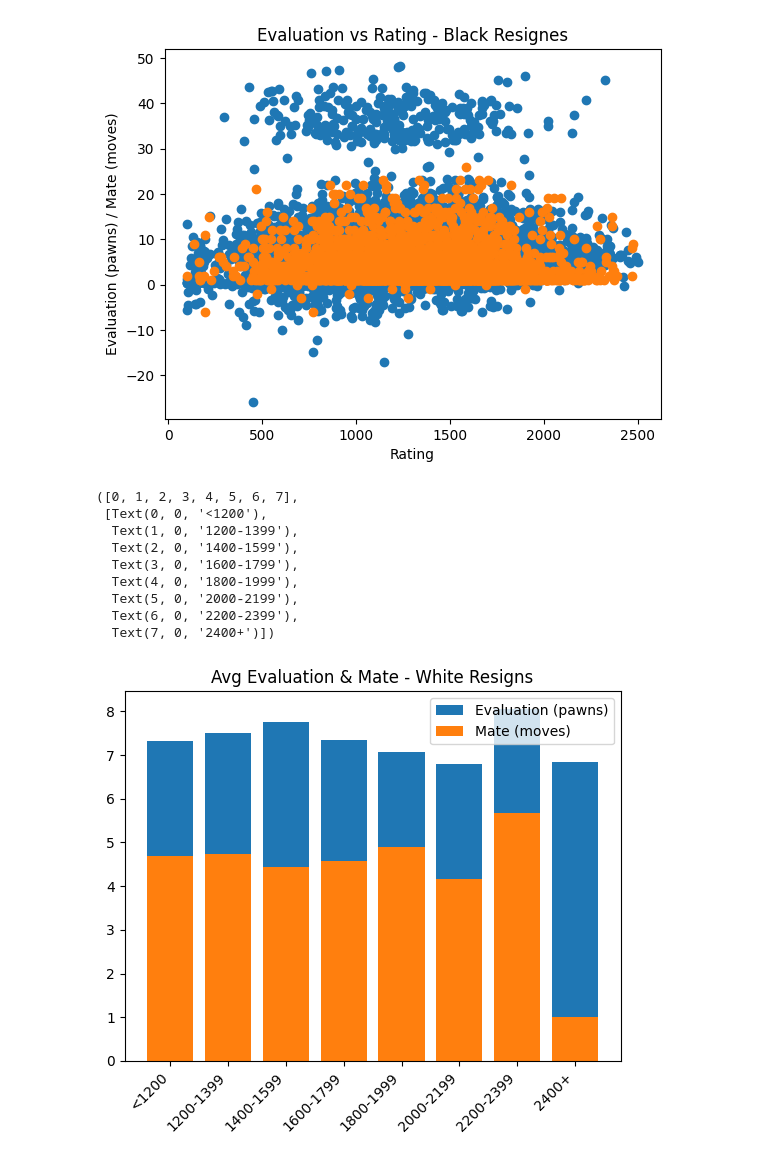
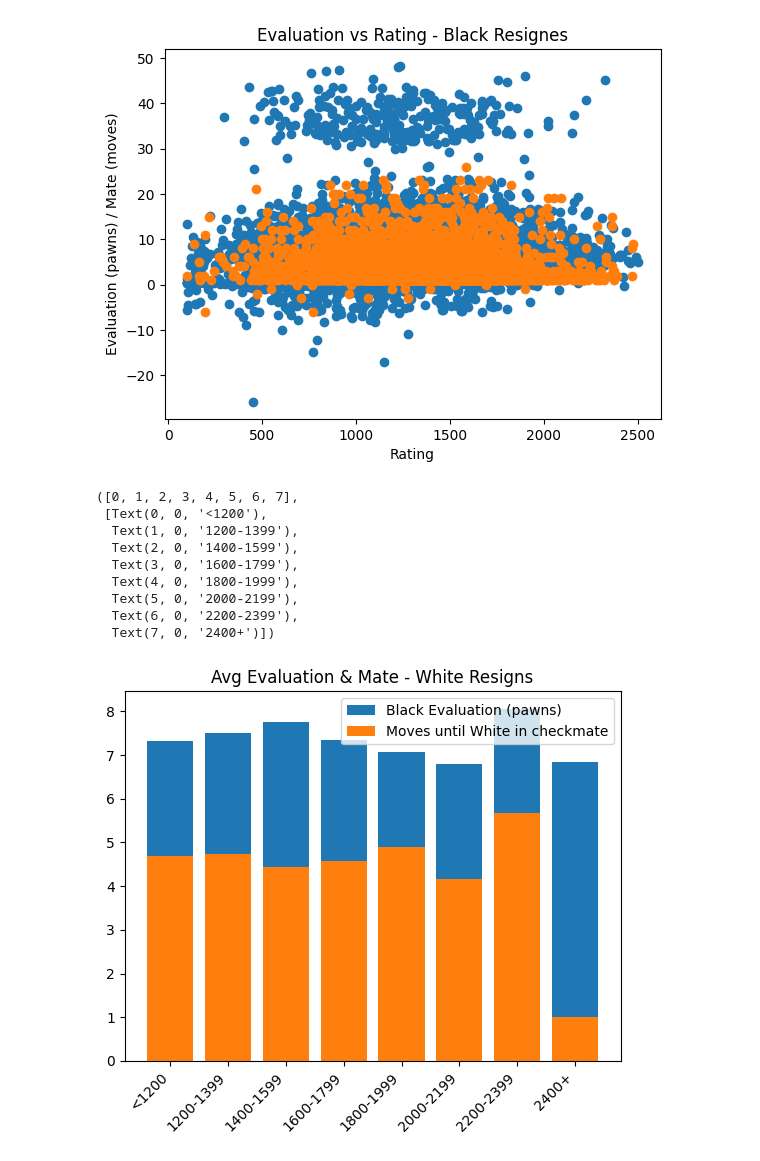
Before and after one commit to Torbet/Chess-DS, a Jupyter notebook: Resignations.ipynb, the cells around one changed output. Cells and saved outputs as stored; diff of their text form; code cells hidden in the pictures.

```diff
--- a/Resignations.ipynb
+++ b/Resignations.ipynb
@@ -41,26 +42,26 @@ plt.scatter(black_resigns['black_rating'], black_resigns['mate'])
 # %%
 evals = dict(white_resigns.groupby('white_group')['evaluation'].mean())
 mates = dict(white_resigns.groupby('white_group')['mate'].mean())
 xs = list(evals.keys())
 evals = [-i for i in list(evals.values())]
 mates = [-i for i in list(mates.values())]
 
 plt.title('Avg Evaluation & Mate - White Resigns')
-plt.bar(xs, evals, label='Evaluation (pawns)')
-plt.bar(xs, mates, label='Mate (moves)')
+plt.bar(xs, evals, label='Black Evaluation (pawns)')
+plt.bar(xs, mates, label='Moves until White in checkmate')
 plt.legend()
 plt.xticks(rotation=45, ha='right')
 # %% [output]
 ([0, 1, 2, 3, 4, 5, 6, 7],
  [Text(0, 0, '<1200'),
   Text(1, 0, '1200-1399'),
   Text(2, 0, '1400-1599'),
   Text(3, 0, '1600-1799'),
   Text(4, 0, '1800-1999'),
   Text(5, 0, '2000-2199'),
   Text(6, 0, '2200-2399'),
   Text(7, 0, '2400+')])
-[figure, old version]
+[figure, new version]
 # %%
 evals = dict(black_resigns.groupby('black_group')['evaluation'].mean())
 mates = dict(black_resigns.groupby('black_group')['mate'].mean())
```
Also changed, not shown: parts of 2 cells of this notebook, 1 other file.
